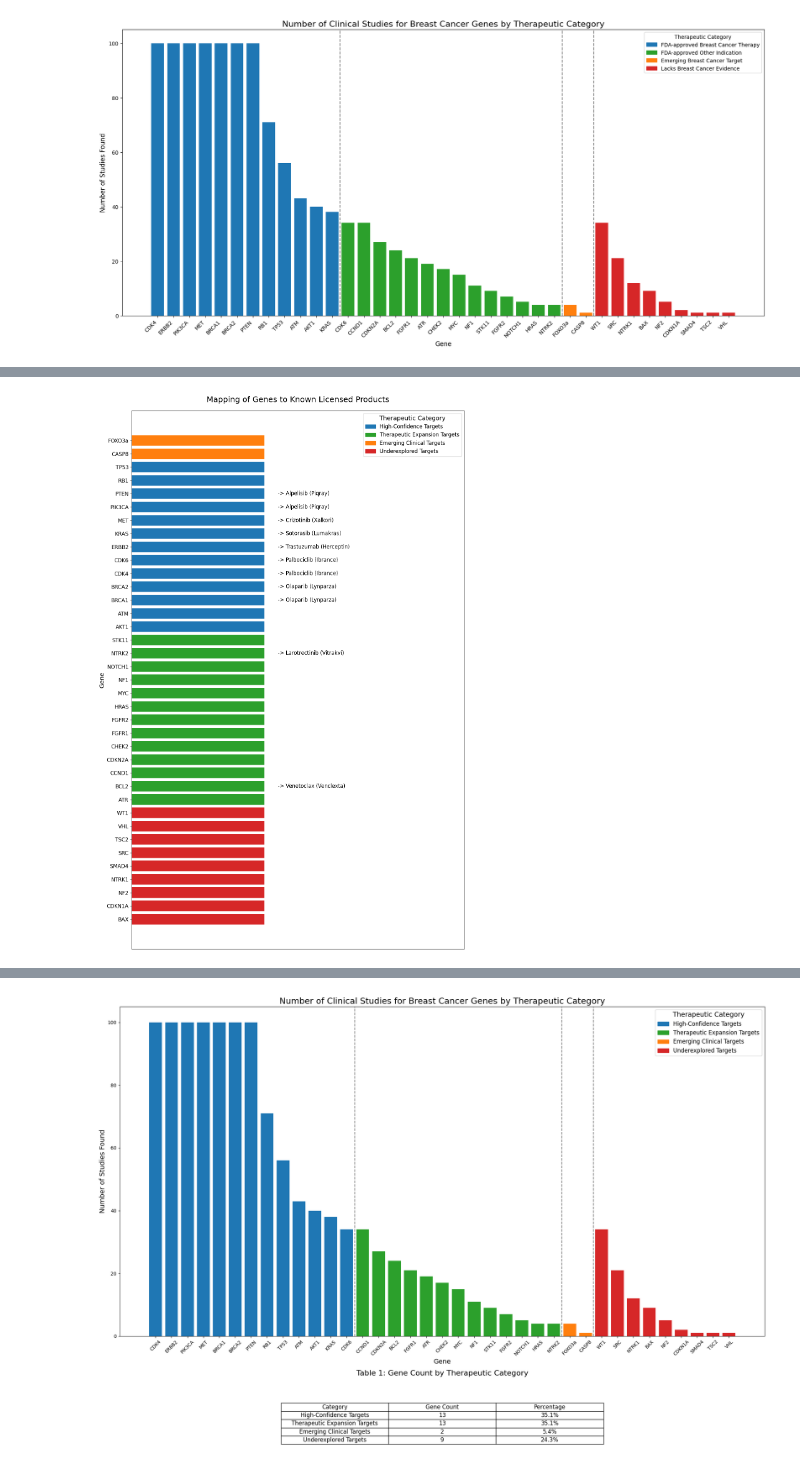
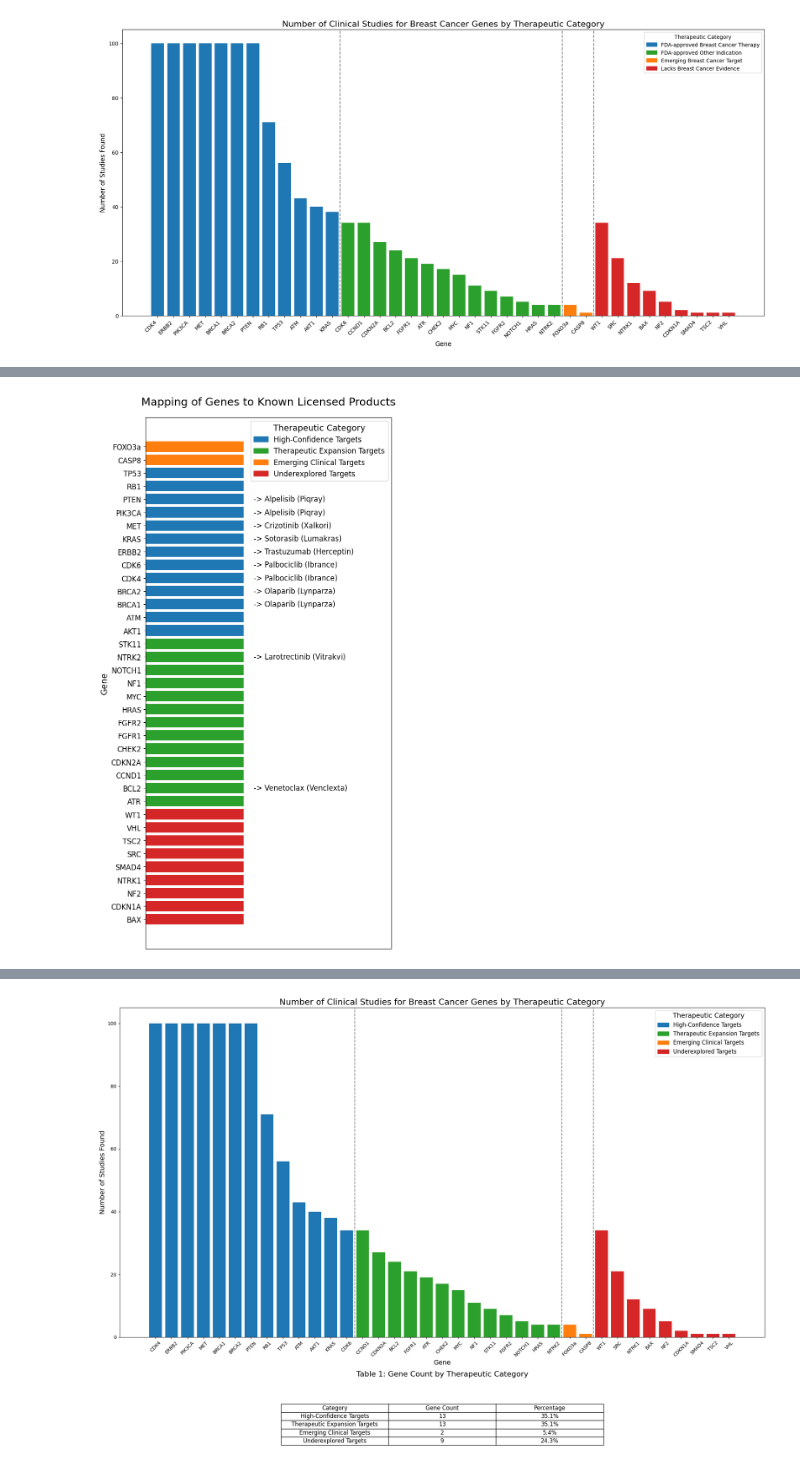
Before and after one commit to oliverraj/interpretable-machine-learning-oncology, a Jupyter notebook: notebooks/10_Combined_DE.ipynb, the cells around one changed output, grey strips where cells are left out. Drawn from its saved outputs; the diff is of its cells as text; code cells hidden in the pictures.

```diff
--- a/notebooks/10_Combined_DE.ipynb
+++ b/notebooks/10_Combined_DE.ipynb
@@ -3129,8 +2622,8 @@ data = {
 df = pd.DataFrame(data)
 
 # Sort the DataFrame for a logical flow in the plot.
-df = df.sort_values(by='category', ascending=False)
-df = df.sort_values(by=['category', 'gene'], ascending=[False, True])
+df = df.sort_values(by='category', ascending=True)
+df = df.sort_values(by=['category', 'gene'], ascending=[False,True])
 
 
 # Create a color map for the plot based on your four categories.
@@ -3139,32 +2632,32 @@ category_colors = {
     'Therapeutic Expansion Targets': '#2ca02c', # Green
     'Emerging Clinical Targets': '#ff7f0e',     # Orange
     'Underexplored Targets': '#d62728'          # Red
 }
 colors = df['category'].map(category_colors)
 
 # --- Create the Plot ---
-plt.figure(figsize=(12, 18))
+plt.figure(figsize=(7, 13))
 # The bar height is a placeholder to control bar order.
 plt.barh(df['gene'], [1] * len(df), color=colors)
 
 # Add text labels for the drug names.
 for i, (gene, drug) in enumerate(zip(df['gene'], df['drug'])):
     if drug != 'No Specific Drug':
         plt.text(1.1, i, f'-> {drug}', va='center', fontsize=12, color='black')
 
 # Set labels, title, and other plot aesthetics.
 plt.title('Mapping of Genes to Known Licensed Products', fontsize=18, pad=20)
 plt.xlabel('Category & Drug Status', fontsize=14)
 plt.ylabel('Gene', fontsize=14)
 plt.yticks(fontsize=12)
 plt.xlim(0, 2.5)  # Adjust x-limit to make space for the drug names
 plt.gca().get_xaxis().set_visible(False)  # Hide x-axis
 
 # Create a custom legend with all four categories.
 handles = [plt.Rectangle((0, 0), 1, 1, color=category_colors[label]) for label in category_colors]
 plt.legend(handles, category_colors.keys(), title="Therapeutic Category", fontsize=12, title_fontsize=14)
 
 plt.tight_layout()
 plt.show()
 # %% [output]
-[figure, old version]
+[figure, new version]
```
Also changed, not shown: parts of 15 cells of this notebook.
